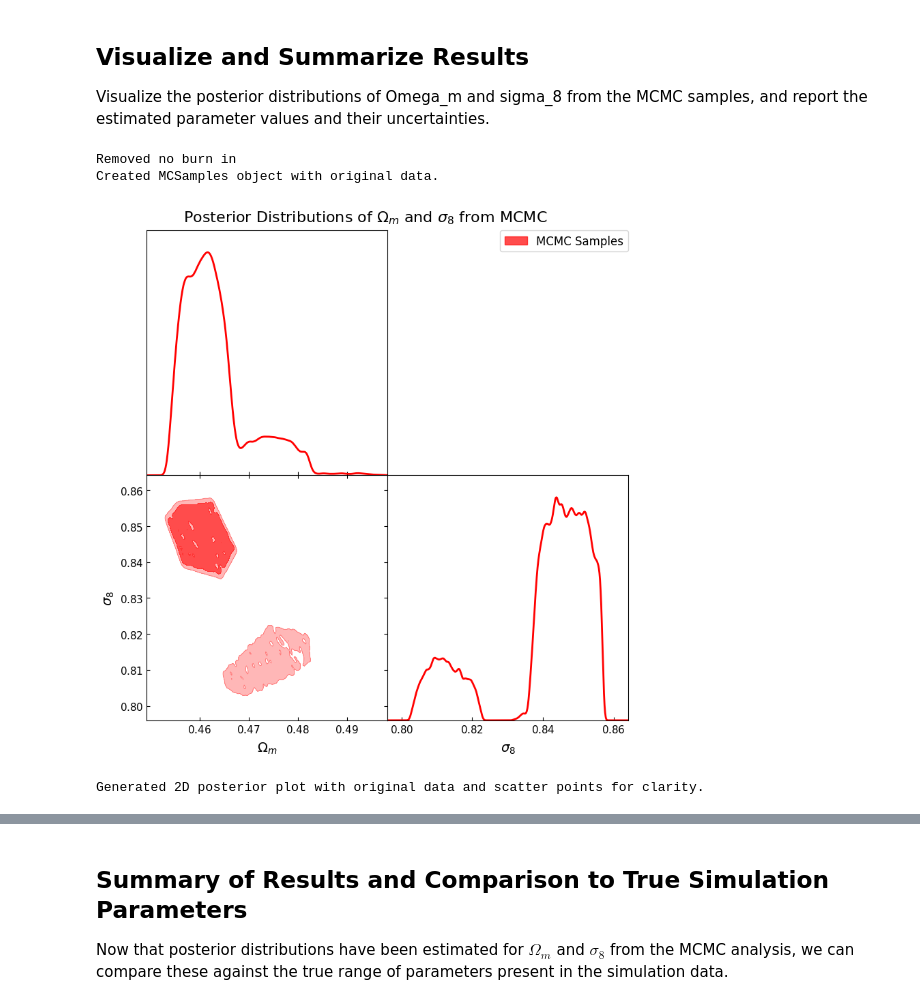
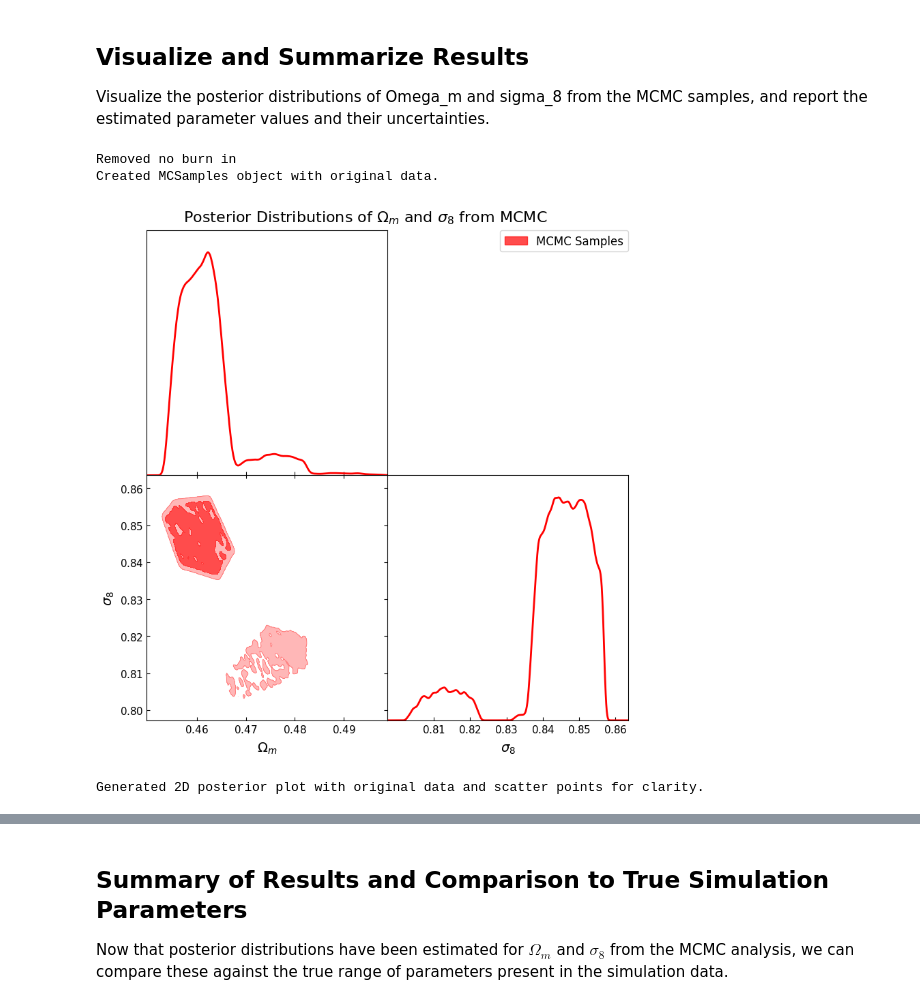
Before and after one commit to amf599-cyber/CMD_LAB7-8, a Jupyter notebook: LAB7-AFworkingcopy2.ipynb, the cells around one changed output, grey strips where cells are left out. Cells and saved outputs as stored; diff of their text form; code cells hidden in the pictures.

```diff
--- a/LAB7-AFworkingcopy2.ipynb
+++ b/LAB7-AFworkingcopy2.ipynb
@@ -527,45 +470,40 @@ samples1 = MCSamples(
 # true_params_for_mcsamples = np.array([omega_m_values, sigma_8_values]).T
 
 # samples2 = MCSamples(
 #     samples=true_params_for_mcsamples,
 #     names=["Omega_m","sigma_8"],
 #     labels=[r"\Omega_m", r"\sigma_8"]
 # )
 
 print("Created MCSamples object with original data.")
 
 # Plot samples1 (MCMC) as filled blue contours and samples2 (True parameters) as red line contours
 g.triangle_plot(
     [samples1],
     #add_2d_scatter=[samples1, samples1[:,0], samples1[:,1], color:='blue', alpha:=1, ax:=(1,0)],
-    #add_2d_density_contours=[True, True],
+    add_2d_density_contours=[True],
     #normed=True,
     colors=['red'],
     contour_colors=['red'],
-    smooth_scale_2D = 2,
-    smooth_scale_1D = 2,
-    fine_bins_2D = 20000,
-    filled=[True],  # Fill MCMC samples, draw lines for true parameters
-    contour_levels=[{0.68, 0.95}], # Explicitly set contour levels for 68% and 95% C.I.
+    smooth_scale_2D = 0.3,
+    smooth_scale_1D = 0.8,
+    fine_bins_2D = 2000,
+    filled=[True],
+    contour_levels=[0.68, 0.954], # Explicitly set contour levels for 68% and 95% C.I.
     line_args=[{'lw': 2, 'color': 'red'}],
     legend_labels=['MCMC Samples'],
     legend_loc='upper right',
     contour_args=[{'alpha': 0.7}] # Transparency for filled contours
 )
 
 plt.suptitle(r'Posterior Distributions of $\Omega_m$ and $\sigma_8$ from MCMC', fontsize=16, y=1.02) # Adjusted y position
-#plt.tight_layout(rect=[0, 0.03, 1, 0.95]) # [left, bottom, right, top] in figure coordinates
 plt.show()
 
 print("Generated 2D posterior plot with original data and scatter points for clarity.")
-
-# NOTE - still need to address missing contour plot for MCMC Samples, might be indicative of
-# highly independent parameters that share very little common area on the contour, causing
-# an error in bandwidth processing
 # %% [output]
 Removed no burn in
 Created MCSamples object with original data.
-[figure, old version]
+[figure, new version]
 Generated 2D posterior plot with original data and scatter points for clarity.
 # %%
 # troubleshooting plotting data
```
Also changed, not shown: parts of 19 cells of this notebook.
